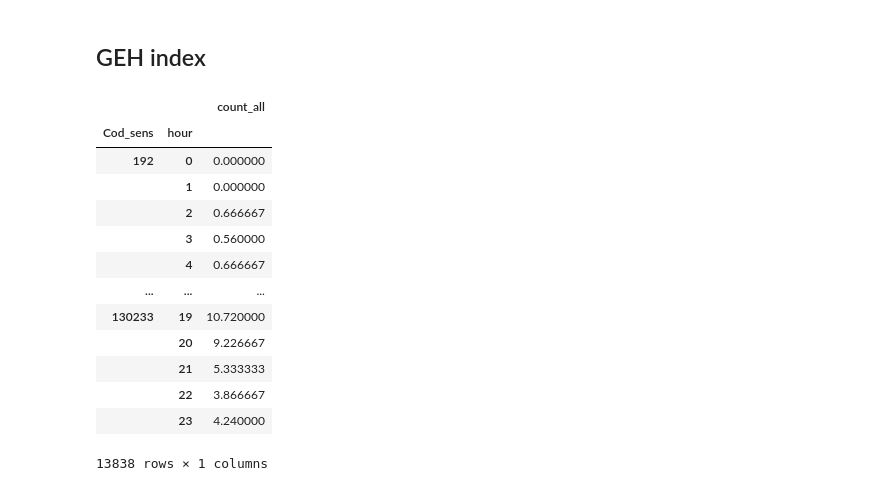
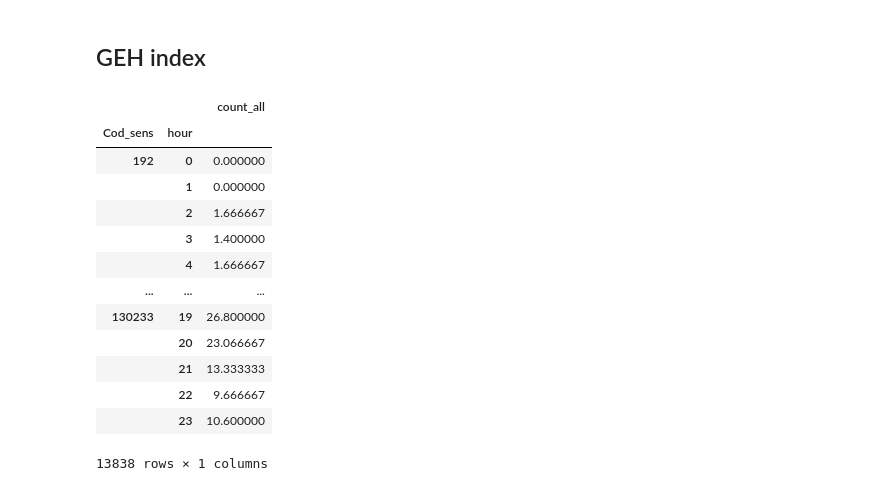
Before and after one commit to irenemarta/dtSumo, a Jupyter notebook: scripts/out_analysis/prova-netload.ipynb, the cells around one changed output. Drawn from its saved outputs; the diff is of its cells as text; code cells hidden in the pictures.

```diff
--- a/scripts/out_analysis/prova-netload.ipynb
+++ b/scripts/out_analysis/prova-netload.ipynb
@@ -23,7 +23,7 @@ from scripts.src.helpers import parse_edges
 import sumolib
 import math
 # %%
-data_folder = Path("/home/fullsuper/irene/dtSumo/data/sensors")
+data_folder = Path("/media/fullsuper/ExternalDisk1/irene/dtSumo/data/sensors")
 
 if data_folder is not None:
     anagrafica = pd.read_csv(Path(data_folder / "anagrafica.csv"))
@@ -312,24 +328,24 @@ Name: flowCapacityRatio, dtype: float64
 # %% [markdown]
 ## GEH index
 # %%
-SCALE_BY = 0.4
+SCALE_BY = 1.0
 flows['count_all'] = flows['count_all'] * SCALE_BY
 hour_mean_flows = pd.DataFrame(flows.groupby(by=['Cod_sens', 'hour'])['count_all'].mean())
 hour_mean_flows
 # %% [output]
 |  |  | count_all |
 | Cod_sens | hour |  |
 | 192 | 0 | 0.000000 |
 |  | 1 | 0.000000 |
-|  | 2 | 0.666667 |
-|  | 3 | 0.560000 |
-|  | 4 | 0.666667 |
+|  | 2 | 1.666667 |
+|  | 3 | 1.400000 |
+|  | 4 | 1.666667 |
 | ... | ... | ... |
-| 130233 | 19 | 10.720000 |
-|  | 20 | 9.226667 |
-|  | 21 | 5.333333 |
-|  | 22 | 3.866667 |
-|  | 23 | 4.240000 |
+| 130233 | 19 | 26.800000 |
+|  | 20 | 23.066667 |
+|  | 21 | 13.333333 |
+|  | 22 | 9.666667 |
+|  | 23 | 10.600000 |
 13838 rows × 1 columns
 # %%
 sensor_lane_lookup = pd.read_csv(cfg.SENS_LANE_LOOKUP)
```
Also changed, not shown: parts of 18 cells of this notebook, 15 other files.
